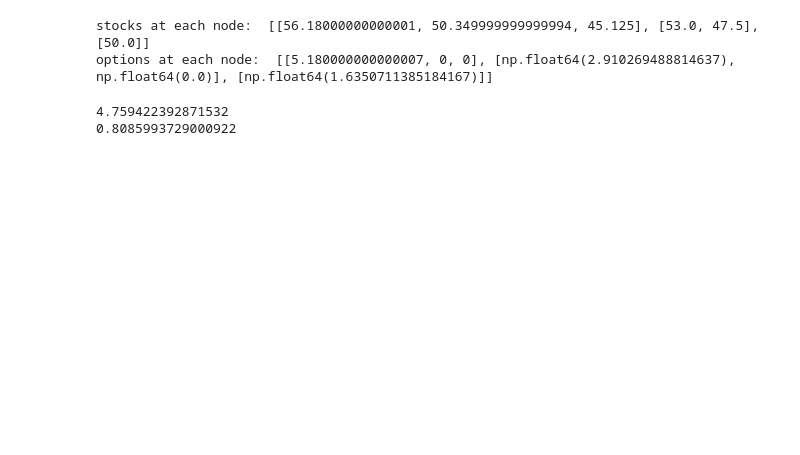
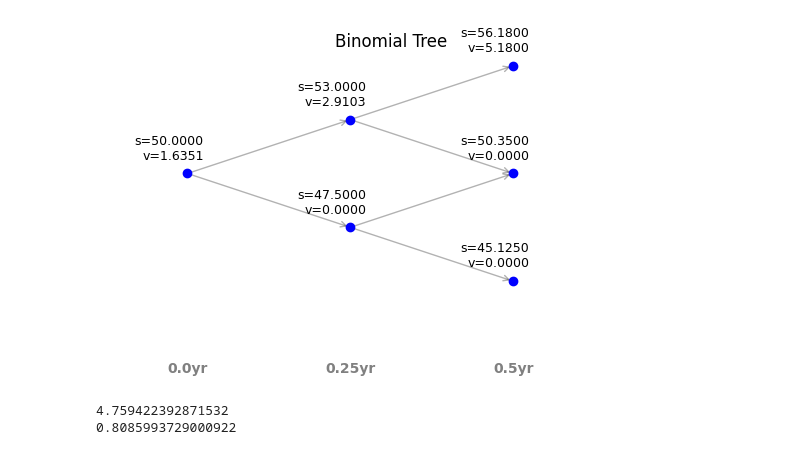
Before and after one commit to hsiuhsil/options_futures_derivatives, a Jupyter notebook: Binomial Trees.ipynb, the cells around one changed output. Cells and saved outputs as stored; diff of their text form; code cells hidden in the pictures; blank space fills up the shorter version.

```diff
--- a/Binomial Trees.ipynb
+++ b/Binomial Trees.ipynb
@@ -103,9 +122,10 @@ options at each node:  [[0, 4.0, 19.999999999999993], [np.float64(1.414753094008
 # %%
 # practice 13.7
-option_price(option_type='call',exercise_style='European',s=50, k=51, up=6, down=5, dt_months=3, T=0.5, r=0.05)
+option_value, stocks, options, timeline =  option_price(option_type='call',exercise_style='European',s=50, k=51, up=6, down=5, dt_months=3, T=0.5, r=0.05)
+
+plot_binomial_trees(stocks, options, timeline)
 # %% [output]
-stocks at each node:  [[56.18000000000001, 50.349999999999994, 45.125], [53.0, 47.5], [50.0]]
-options at each node:  [[5.180000000000007, 0, 0], [np.float64(2.910269488814637), np.float64(0.0)], [np.float64(1.6350711385184167)]]
+[figure, added]
 # %%
 # the Black-Scholes-Merton Pricing formulas
 
```
Also changed, not shown: parts of 8 cells of this notebook.
